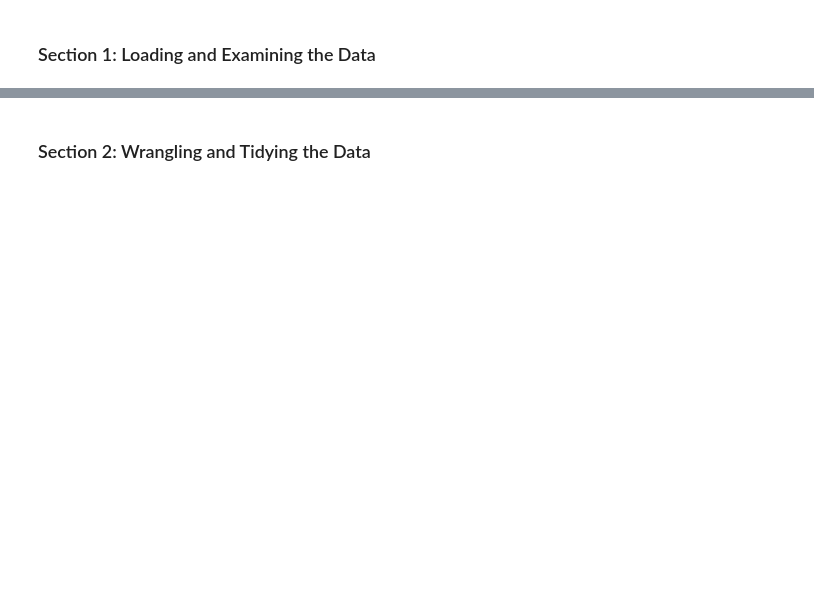
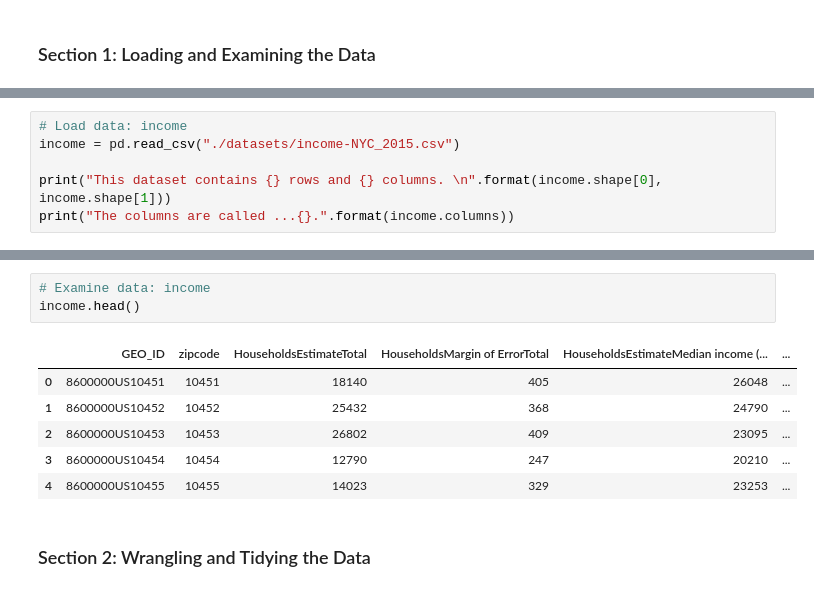
Before and after one commit to leahmfulmer/codecademy-projects, a Jupyter notebook: nyc-trees-income/lmf-nyc-trees-income.ipynb, the cells around one changed output, grey strips where cells are left out. Cells and saved outputs as stored; diff of their text form; blank space fills up the shorter version.

```diff
--- a/nyc-trees-income/lmf-nyc-trees-income.ipynb
+++ b/nyc-trees-income/lmf-nyc-trees-income.ipynb
@@ -41,0 +67,6 @@ bible_names_list = bible_names.Name.tolist()
+# %%
+# Load data: income
+income = pd.read_csv("./datasets/income-NYC_2015.csv")
+
+print("This dataset contains {} rows and {} columns. \n".format(income.shape[0], income.shape[1]))
+print("The columns are called ...{}.".format(income.columns))
@@ -42,2 +83,12 @@ bible_names_list = bible_names.Name.tolist()
+# %%
+# Examine data: income
+income.head()
+# %% [output]
+|  | GEO_ID | zipcode | HouseholdsEstimateTotal | HouseholdsMargin of ErrorTotal | HouseholdsEstimateMedian income (... | ... |
+| 0 | 8600000US10451 | 10451 | 18140 | 405 | 26048 | ... |
+| 1 | 8600000US10452 | 10452 | 25432 | 368 | 24790 | ... |
+| 2 | 8600000US10453 | 10453 | 26802 | 409 | 23095 | ... |
+| 3 | 8600000US10454 | 10454 | 12790 | 247 | 20210 | ... |
+| 4 | 8600000US10455 | 10455 | 14023 | 329 | 23253 | ... |
 # %% [markdown]
 ### Section 2: Wrangling and Tidying the Data<a id="tidy"></a>
```
Also changed, not shown: parts of 40 cells of this notebook, 2 other files.
